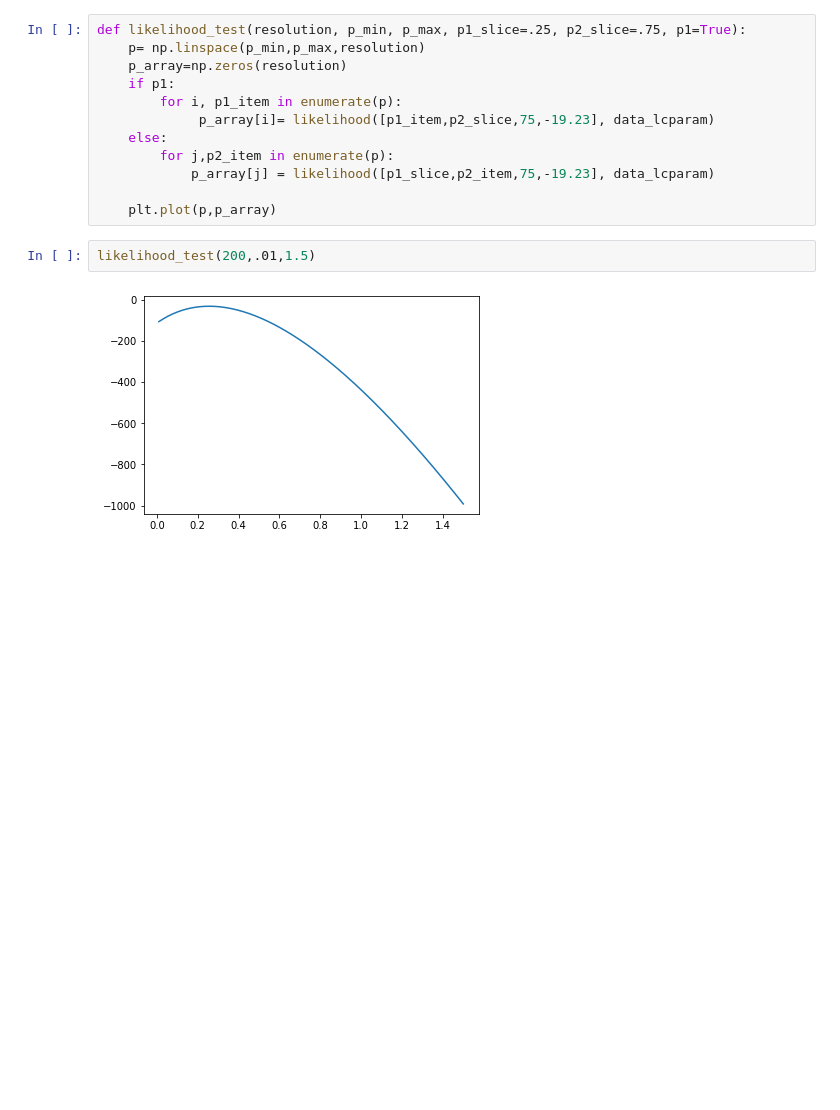
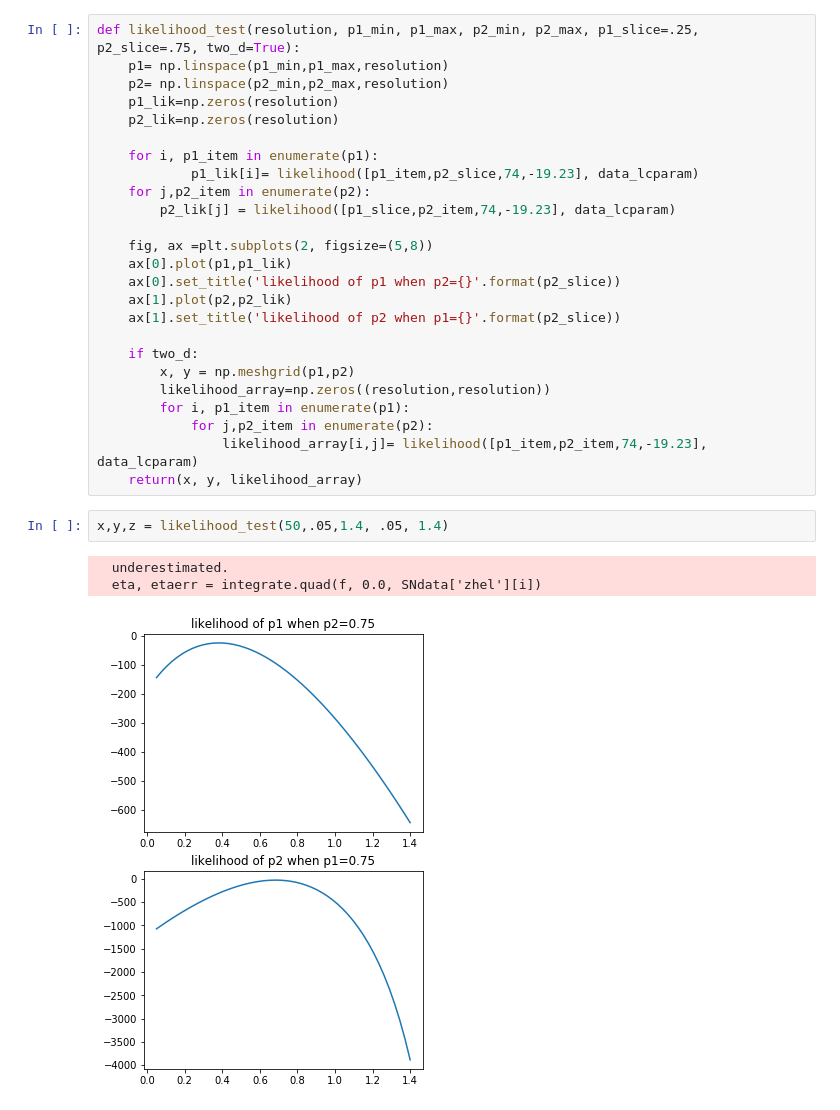
Before and after one commit to baiydaavi/bayesian_inference, a Jupyter notebook: convergence_testing.ipynb, the cells around one changed output. Cells and saved outputs as stored; diff of their text form; blank space fills up the shorter version.

```diff
--- a/convergence_testing.ipynb
+++ b/convergence_testing.ipynb
@@ -46,16 +52,31 @@ ax[2,1].hist2d(chn[:,0],chn[:,1], bins=30, range=[[0, 1], [0, 2]]);
-# %%
-def likelihood_test(resolution, p_min, p_max, p1_slice=.25, p2_slice=.75, p1=True):
-    p= np.linspace(p_min,p_max,resolution)
-    p_array=np.zeros(resolution)
-    if p1:
-        for i, p1_item in enumerate(p):
-             p_array[i]= likelihood([p1_item,p2_slice,75,-19.23], data_lcparam)
-    else:
-        for j,p2_item in enumerate(p):
-            p_array[j] = likelihood([p1_slice,p2_item,75,-19.23], data_lcparam)
-
-    plt.plot(p,p_array)
-# %%
-likelihood_test(200,.01,1.5)
-# %% [output]
-[figure, removed]
+# %%
+def likelihood_test(resolution, p1_min, p1_max, p2_min, p2_max, p1_slice=.25, p2_slice=.75, two_d=True):
+    p1= np.linspace(p1_min,p1_max,resolution)
+    p2= np.linspace(p2_min,p2_max,resolution)
+    p1_lik=np.zeros(resolution)
+    p2_lik=np.zeros(resolution)
+
+    for i, p1_item in enumerate(p1):
+            p1_lik[i]= likelihood([p1_item,p2_slice,74,-19.23], data_lcparam)
+    for j,p2_item in enumerate(p2):
+        p2_lik[j] = likelihood([p1_slice,p2_item,74,-19.23], data_lcparam)
+
+    fig, ax =plt.subplots(2, figsize=(5,8))
+    ax[0].plot(p1,p1_lik)
+    ax[0].set_title('likelihood of p1 when p2={}'.format(p2_slice))
+    ax[1].plot(p2,p2_lik)
+    ax[1].set_title('likelihood of p2 when p1={}'.format(p2_slice))
+
+    if two_d:
+        x, y = np.meshgrid(p1,p2)
+        likelihood_array=np.zeros((resolution,resolution))
+        for i, p1_item in enumerate(p1):
+            for j,p2_item in enumerate(p2):
+                likelihood_array[i,j]= likelihood([p1_item,p2_item,74,-19.23], data_lcparam)
+    return(x, y, likelihood_array)
+# %%
+x,y,z = likelihood_test(50,.05,1.4, .05, 1.4)
+# %% [output]
+  underestimated.
+  eta, etaerr = integrate.quad(f, 0.0, SNdata['zhel'][i])
+[figure, added]
```
Also changed, not shown: parts of 5 cells of this notebook, 1 other file.
